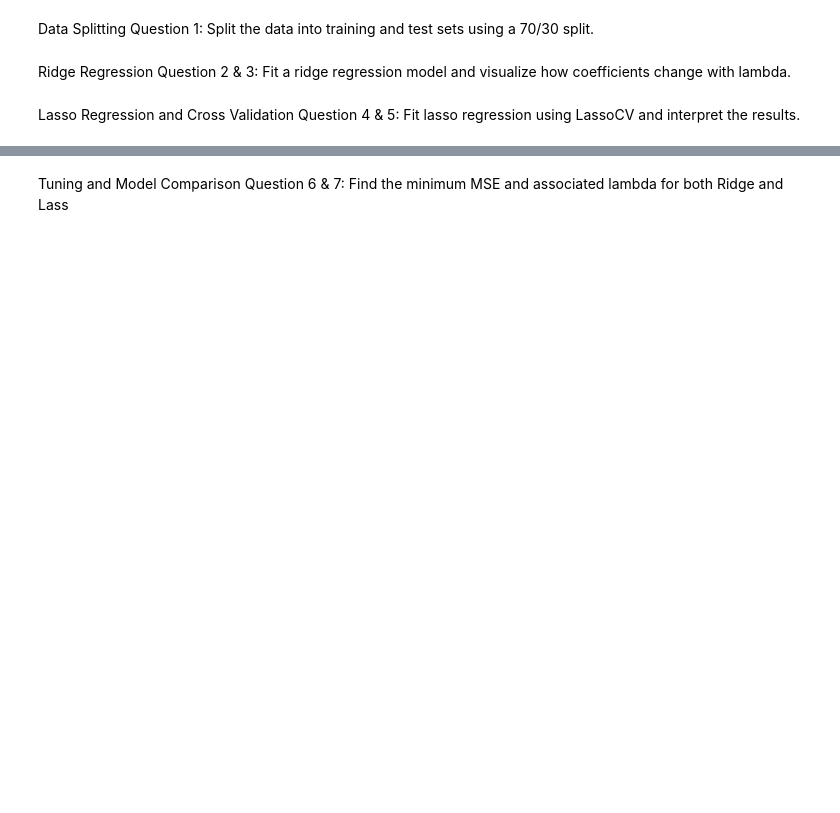
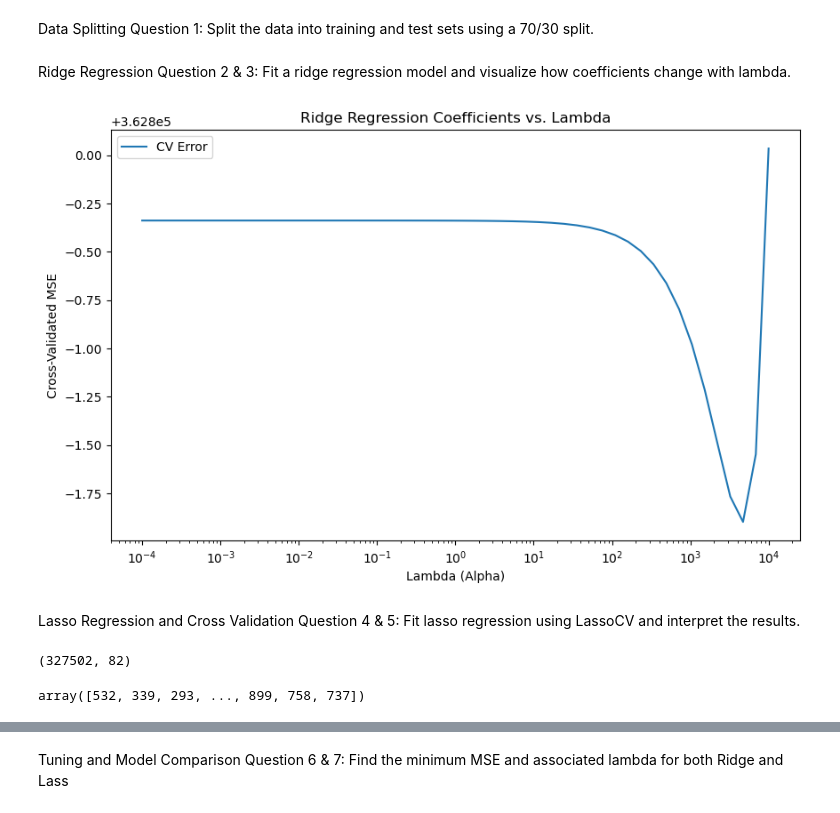
Before and after one commit to MaRo406/eds-232-machine-learning, a Jupyter notebook: labs/Lab2/Lab2 Regularized Regression.ipynb, the cells around one changed output, grey strips where cells are left out. Saved outputs shown, nothing was run; the diff lists cells and outputs as text; code cells hidden in the pictures; blank space fills up the shorter version.

Commit message:
Add data to lab 2, fix errors

```diff
--- a/labs/Lab2/Lab2 Regularized Regression.ipynb
+++ b/labs/Lab2/Lab2 Regularized Regression.ipynb
@@ -5,11 +41,17 @@ from sklearn.model_selection import train_test_split
 from sklearn.linear_model import Ridge, Lasso
 from sklearn.model_selection import cross_val_score
 import matplotlib.pyplot as plt
+import kagglehub
 
 # Load the data
-url = "https://raw.githubusercontent.com/MaRo406/eds-232-machine-learning/main/data/abalone-data.csv"
-abdat = pd.read_csv(url)
+#url = "https://raw.githubusercontent.com/MaRo406/eds-232-machine-learning/main/data/abalone-data.csv"
+#abdat = pd.read_csv(url)
+
+
+# Load the dataset
+df = pd.read_csv('../../data/bergen_merged.csv')
+df
 
 # Explore the data
-print(abdat.info())
-print(abdat.head())
+print(df.info())
+print(df.head())
@@ -18,41 +78,53 @@ Data Splitting
 Question 1: Split the data into training and test sets using a 70/30 split.
 # %%
 # Define predictors and outcome
-X = abdat.drop(columns="Rings")
-X = pd.get_dummies(X, drop_first=True)  # Encode categorical variables
-y = abdat["Rings"]
+X = df[['temperature', 'precipitation', 'wind_speed', 'weather', 'sunshine', 'season','is_holiday', 'is_weekend']]
+X = pd.get_dummies(X, columns=['weather', 'sunshine', 'season','is_holiday', 'is_weekend'], drop_first=True)
+Y = df[["duration"]]
+
 
 # Split the data
-X_train, X_test, y_train, y_test = train_test_split(X, y, test_size=0.3, random_state=42)
+X_train, X_test, y_train, y_test = train_test_split(X, Y, test_size=0.3, random_state=42)
 # %% [markdown]
 Ridge Regression
 Question 2 & 3: Fit a ridge regression model and visualize how coefficients change with lambda.
 # %%
 from sklearn.preprocessing import StandardScaler
 from sklearn.linear_model import RidgeCV
 
 # Standardize the predictors
 scaler = StandardScaler()
 X_train_scaled = scaler.fit_transform(X_train)
 X_test_scaled = scaler.transform(X_test)
 
 # Ridge regression with varying alphas
-alphas = np.logspace(-4, 4, 100)
-ridge = RidgeCV(alphas=alphas, store_cv_values=True, cv=10)
+alphas = np.logspace(-4, 4, 50) # reduced alphas for run time for time being
+ridge = RidgeCV(alphas=alphas,  store_cv_results=True) # removing cv = , can't have both cv = and store_cv_results = True
+
 ridge.fit(X_train_scaled, y_train)
 
 # Coefficients plot
 plt.figure(figsize=(10, 6))
-plt.plot(ridge.alphas_, ridge.cv_values_.mean(axis=0), label="CV Error")
+plt.plot(ridge.alphas, ridge.cv_results_.mean(axis=0).flatten(), label="CV Error") # flattened cv results and updated to cv_results_ instead of cv_values_
 plt.xscale("log")
 plt.xlabel("Lambda (Alpha)")
 plt.ylabel("Cross-Validated MSE")
 plt.title("Ridge Regression Coefficients vs. Lambda")
 plt.legend()
 plt.show()
+# %% [output]
+[figure, added]
 # %% [markdown]
 Lasso Regression and Cross Validation
 Question 4 & 5: Fit lasso regression using LassoCV and interpret the results.
+# %%
+X_train_scaled.shape
+# %% [output]
+(327502, 82)
+# %%
+y_train.values.ravel()
+# %% [output]
+array([532, 339, 293, ..., 899, 758, 737])
 # %%
 from sklearn.linear_model import LassoCV
 
```
Also changed, not shown: parts of 7 cells of this notebook, 1 other file.
